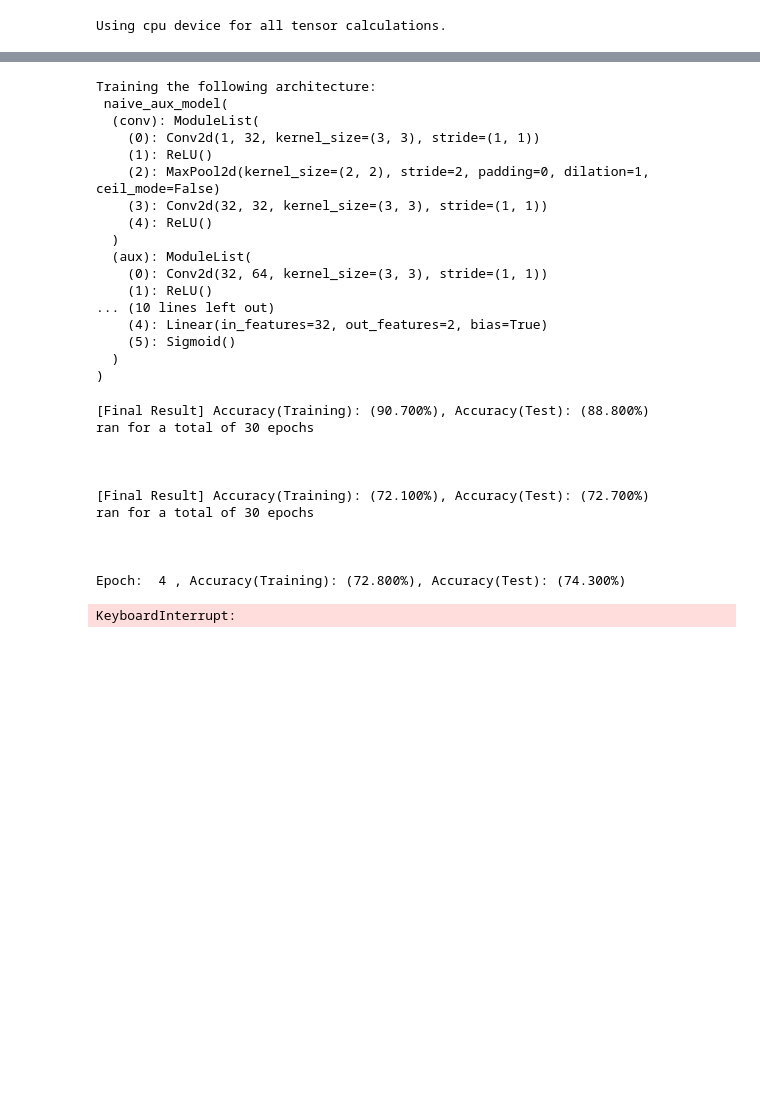
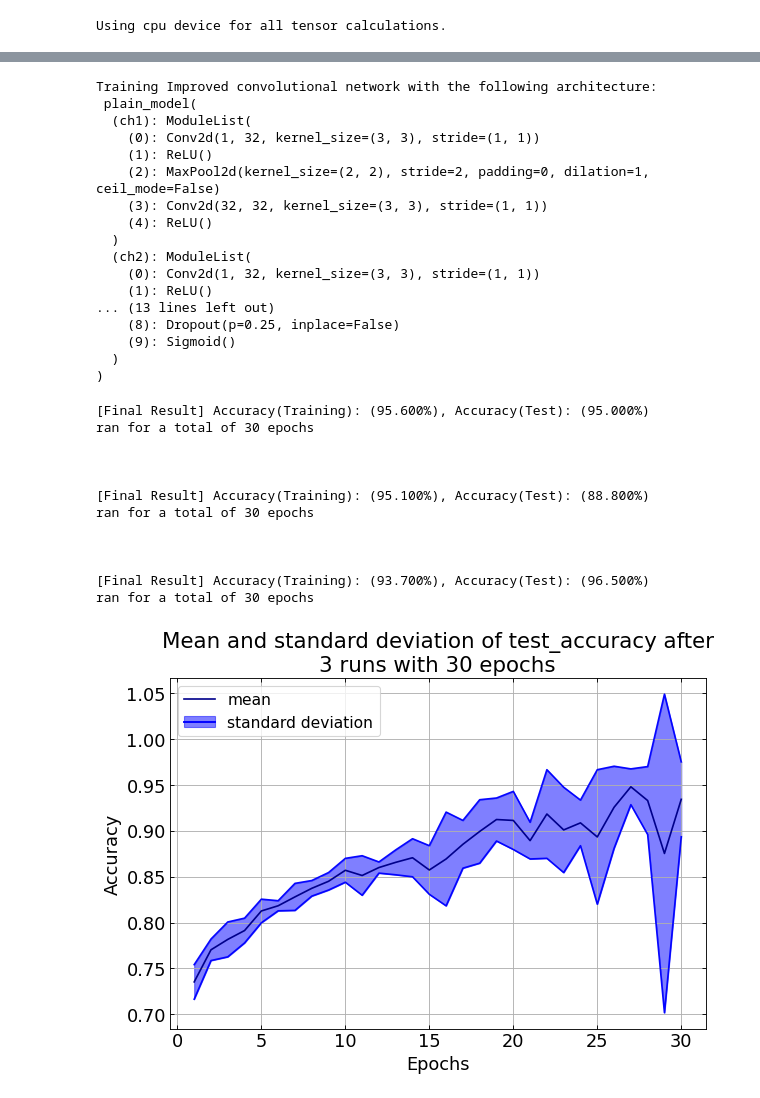
Before and after one commit to I-am-Rudi/DL_FinalProject, a Jupyter notebook: Project_1/main.ipynb, the cells around one changed output, grey strips where cells are left out. Drawn from its saved outputs; the diff is of its cells as text; code cells hidden in the pictures; blank space fills up the shorter version.

Commit message:
improved plotting

```diff
--- a/Project_1/main.ipynb
+++ b/Project_1/main.ipynb
@@ -22,4 +23,7 @@ else:
     print("Using cpu device for all tensor calculations.")
 # %% [output]
 Using cpu device for all tensor calculations.
+# %%
+nb_trials = 3
+epochs = 30
 # %%
@@ -27,3 +62,34 @@ mean_pm, std_pm = run_analysis(plain_model, 100, 30, [64, 64, 32], device, lr=.0
 # %%
-mean_pmi, std_pmi = run_analysis(plain_model, 100, 30, [64, 64, 32], device, lr=.01)
+pmi_results = run_analysis(plain_model, nb_trials, epochs, [64, 64, 32], device, lr=.01)
+# %% [output]
+Training Improved convolutional network with the following architecture:
+ plain_model(
+  (ch1): ModuleList(
+    (0): Conv2d(1, 32, kernel_size=(3, 3), stride=(1, 1))
+    (1): ReLU()
+    (2): MaxPool2d(kernel_size=(2, 2), stride=2, padding=0, dilation=1, ceil_mode=False)
+    (3): Conv2d(32, 32, kernel_size=(3, 3), stride=(1, 1))
+    (4): ReLU()
+  )
+  (ch2): ModuleList(
+    (0): Conv2d(1, 32, kernel_size=(3, 3), stride=(1, 1))
+    (1): ReLU()
+... (13 lines left out)
+    (8): Dropout(p=0.25, inplace=False)
+    (9): Sigmoid()
+  )
+)
+[Final Result] Accuracy(Training): (95.600%), Accuracy(Test): (95.000%)
+ran for a total of 30 epochs
+
+
+
+[Final Result] Accuracy(Training): (95.100%), Accuracy(Test): (88.800%)
+ran for a total of 30 epochs
+
+
+
+[Final Result] Accuracy(Training): (93.700%), Accuracy(Test): (96.500%)
+ran for a total of 30 epochs
+[figure, added]
 # %%
@@ -31,32 +97,2 @@ mean_ws, std_ws = run_analysis(ws_model, 100, 30, [64, 64, 32], device, lr=.01)
 # %%
-mean_aux, std_aux = run_analysis(naive_aux_model, 100, 30, [64, 64, 32], device, lr=.01, DO=None, BN=False)
+aux_results = run_analysis(naive_aux_model, nb_trials, epochs, [64, 64, 32], device, lr=.01, DO=None, BN=False)
-# %% [output]
-Training the following architecture:
- naive_aux_model(
-  (conv): ModuleList(
-    (0): Conv2d(1, 32, kernel_size=(3, 3), stride=(1, 1))
-    (1): ReLU()
-    (2): MaxPool2d(kernel_size=(2, 2), stride=2, padding=0, dilation=1, ceil_mode=False)
-    (3): Conv2d(32, 32, kernel_size=(3, 3), stride=(1, 1))
-    (4): ReLU()
-  )
-  (aux): ModuleList(
-    (0): Conv2d(32, 64, kernel_size=(3, 3), stride=(1, 1))
-    (1): ReLU()
-... (10 lines left out)
-    (4): Linear(in_features=32, out_features=2, bias=True)
-    (5): Sigmoid()
-  )
-)
-[Final Result] Accuracy(Training): (90.700%), Accuracy(Test): (88.800%)
-ran for a total of 30 epochs
-
-
-
-[Final Result] Accuracy(Training): (72.100%), Accuracy(Test): (72.700%)
-ran for a total of 30 epochs
-
-
-
-Epoch:  4 , Accuracy(Training): (72.800%), Accuracy(Test): (74.300%)
-KeyboardInterrupt:
```
Also changed, not shown: parts of 4 cells of this notebook, 3 other files.
